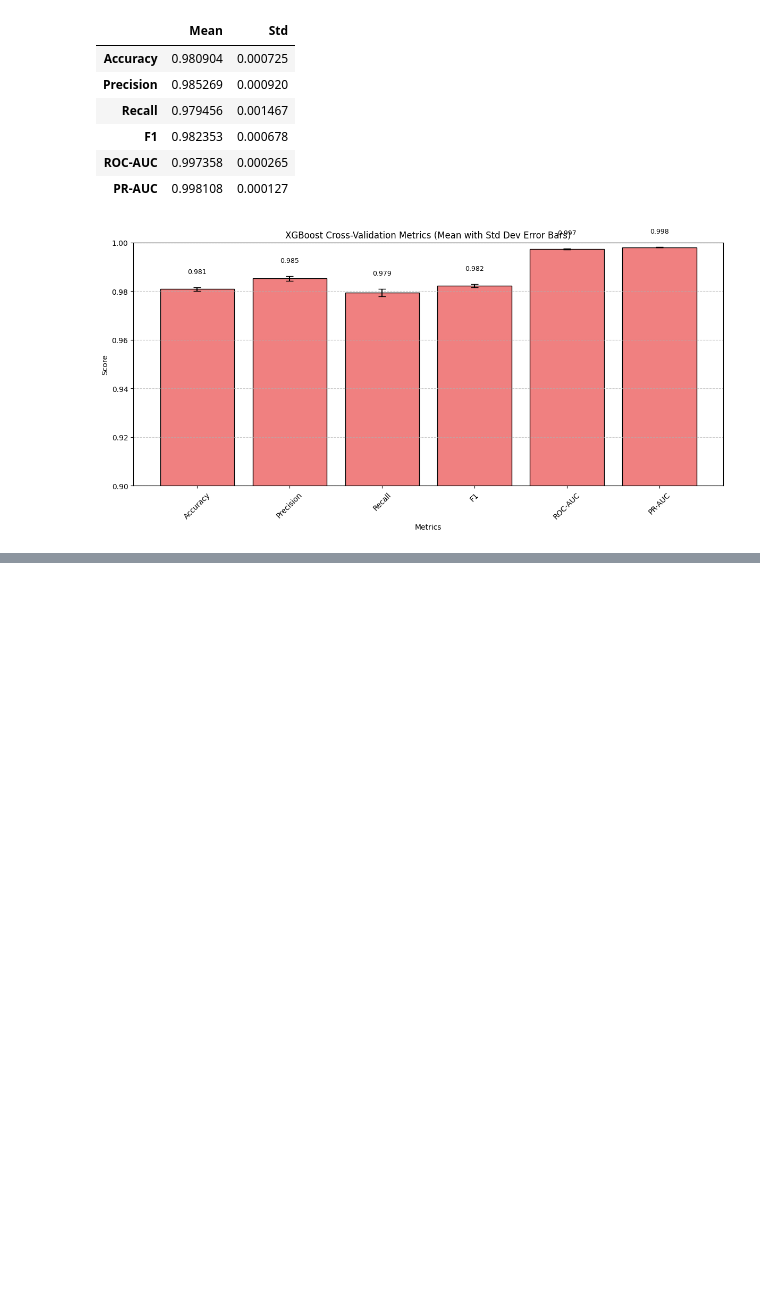
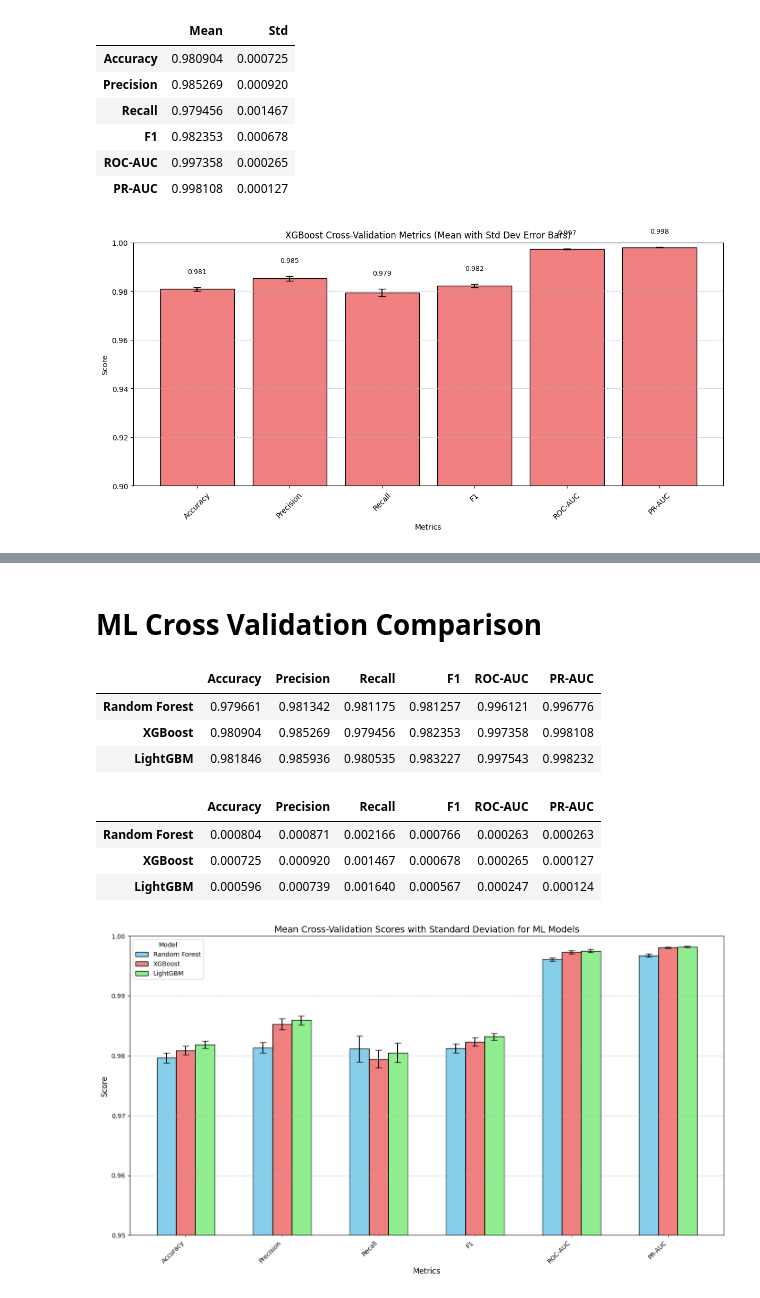
Before and after one commit to halimAhtasham/Network-_Intrusion_Detection---All_In_One, a Jupyter notebook: Binary_Classification_on_NIDS_with_ROSIDS23.ipynb, the cells around one changed output, grey strips where cells are left out. Saved outputs shown, nothing was run; the diff lists cells and outputs as text; code cells hidden in the pictures; blank space fills up the shorter version.

```diff
--- a/Binary_Classification_on_NIDS_with_ROSIDS23.ipynb
+++ b/Binary_Classification_on_NIDS_with_ROSIDS23.ipynb
@@ -760,0 +864,57 @@ plt.show()
+# %% [markdown]
+# **ML Cross Validation Comparison**
+# %%
+ml_cv_summary = pd.DataFrame({
+    "Random Forest": rf_cv_summary["Mean"],
+    "XGBoost": xgb_cv_summary["Mean"],
+    "LightGBM": lgbm_cv_summary["Mean"]
+}).T
+
+ml_cv_summary
+# %% [output]
+|  | Accuracy | Precision | Recall | F1 | ROC-AUC | PR-AUC |
+| Random Forest | 0.979661 | 0.981342 | 0.981175 | 0.981257 | 0.996121 | 0.996776 |
+| XGBoost | 0.980904 | 0.985269 | 0.979456 | 0.982353 | 0.997358 | 0.998108 |
+| LightGBM | 0.981846 | 0.985936 | 0.980535 | 0.983227 | 0.997543 | 0.998232 |
+# %%
+ml_cv_std = pd.DataFrame({
+    "Random Forest": rf_cv_summary["Std"],
+    "XGBoost": xgb_cv_summary["Std"],
+    "LightGBM": lgbm_cv_summary["Std"]
+}).T
+
+ml_cv_std
+# %% [output]
+|  | Accuracy | Precision | Recall | F1 | ROC-AUC | PR-AUC |
+| Random Forest | 0.000804 | 0.000871 | 0.002166 | 0.000766 | 0.000263 | 0.000263 |
+| XGBoost | 0.000725 | 0.000920 | 0.001467 | 0.000678 | 0.000265 | 0.000127 |
+| LightGBM | 0.000596 | 0.000739 | 0.001640 | 0.000567 | 0.000247 | 0.000124 |
+# %%
+fig, ax = plt.subplots(figsize=(14, 8))
+
+metrics = ml_cv_summary.columns
+models = ml_cv_summary.index
+
+bar_width = 0.2
+index = np.arange(len(metrics))
+
+colors = ['skyblue', 'lightcoral', 'lightgreen']
+
+for i, model in enumerate(models):
+    means = ml_cv_summary.loc[model]
+    stds = ml_cv_std.loc[model]
+    ax.bar(index + i * bar_width, means, bar_width, yerr=stds, capsize=5, label=model, color=colors[i], edgecolor='black')
+
+ax.set_xlabel('Metrics', fontsize=12)
+ax.set_ylabel('Score', fontsize=12)
+ax.set_title('Mean Cross-Validation Scores with Standard Deviation for ML Models', fontsize=14)
+ax.set_xticks(index + bar_width * (len(models) - 1) / 2)
+ax.set_xticklabels(metrics, rotation=45, ha='right', fontsize=10)
+ax.set_ylim(0.95, 1.0) # Focus on the high-performance range
+ax.legend(title='Model', fontsize=10)
+ax.grid(axis='y', linestyle='--', alpha=0.7)
+
+plt.tight_layout()
+plt.show()
+# %% [output]
+[figure, added]
```
Also changed, not shown: parts of 8 cells of this notebook.
